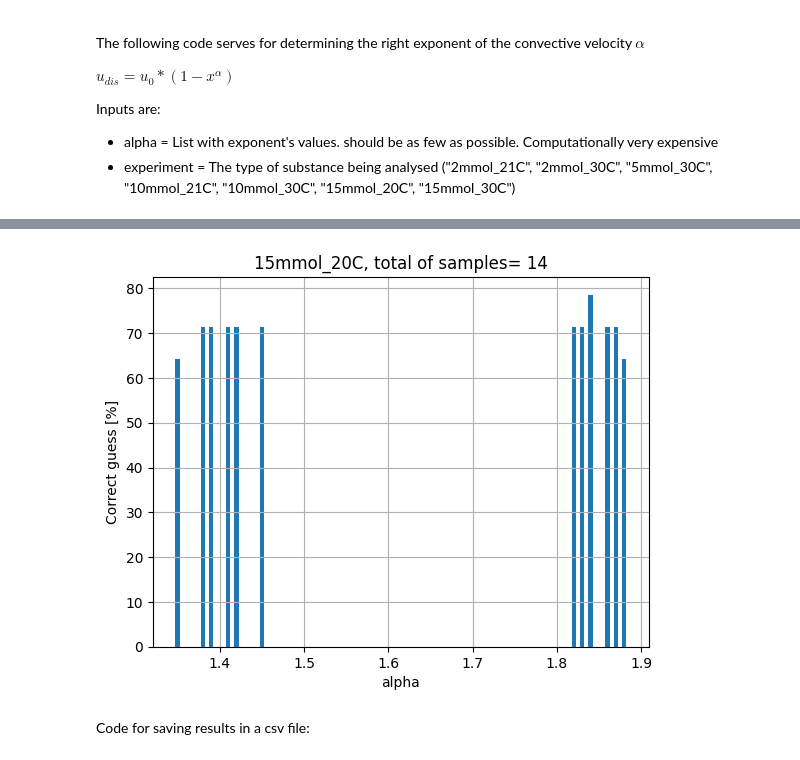
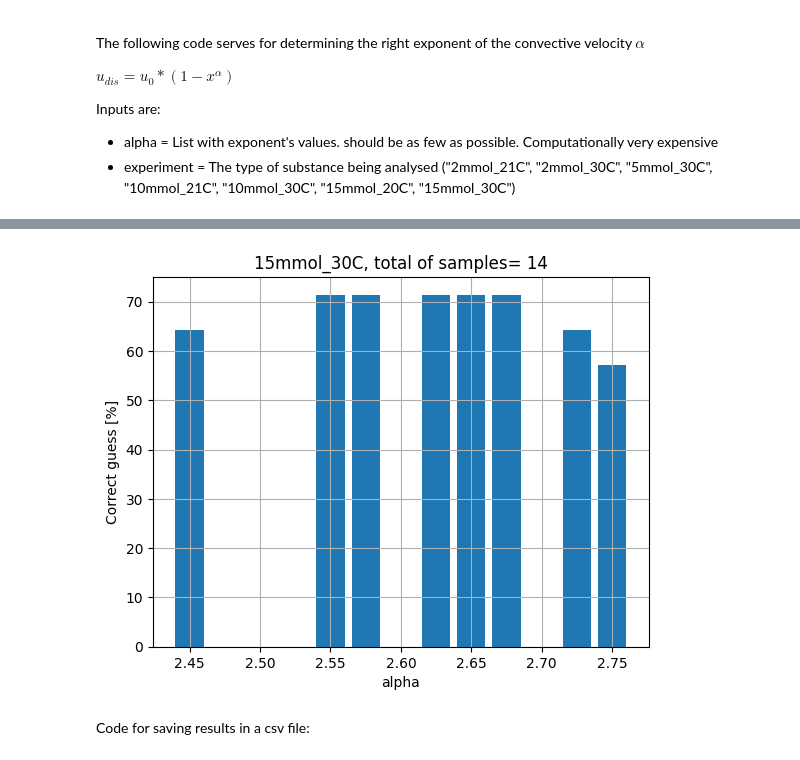
Before and after one commit to iagr98/MA-Model_4, a Jupyter notebook: Separator Model/utils.ipynb, the cells around one changed output, grey strips where cells are left out. Drawn from its saved outputs; the diff is of its cells as text; code cells hidden in the pictures.

```diff
--- a/Separator Model/utils.ipynb
+++ b/Separator Model/utils.ipynb
@@ -18,7 +18,7 @@ from sim_run import run_sim
 import csv
 from sim_run_parallel_validation import parallel_simulation
 
-alpha = [1, 1.5, 1.75, 2.0, 2.5, 3.0, 3.5, 5.0]
+alpha = [2.45, 2.55, 2.575, 2.625, 2.65, 2.675, 2.725, 2.75]
 experiment = "15mmol_30C"
 total_guess = np.zeros(len(alpha))
 dpz_m_history = []
@@ -123,12 +123,12 @@ dpz_e=  [1, 0, 1, 0, 1, 0, 1, 0, 1, 0, 1, 0, 1, 1]
 # %%
-plt.bar(alpha, 100*total_guess/len(tests), width=0.005)
+plt.bar(alpha, 100*total_guess/len(tests), width=0.02)
 plt.xlabel('alpha')
 plt.ylabel('Correct guess [%]')
 plt.title(f'{experiment}, total of samples= {len(tests)}')
 plt.grid()
 plt.show()
 # %% [output]
-[figure, old version]
+[figure, new version]
 # %% [markdown]
 Code for saving results in a csv file:
 # %%
```
Also changed, not shown: parts of 1 cell of this notebook, 3 other files.
